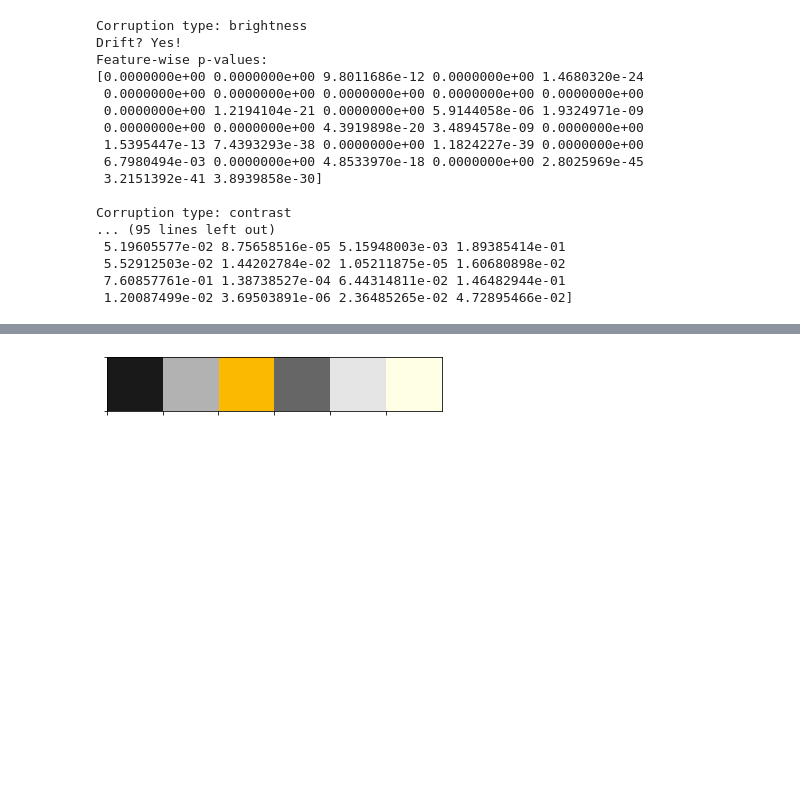
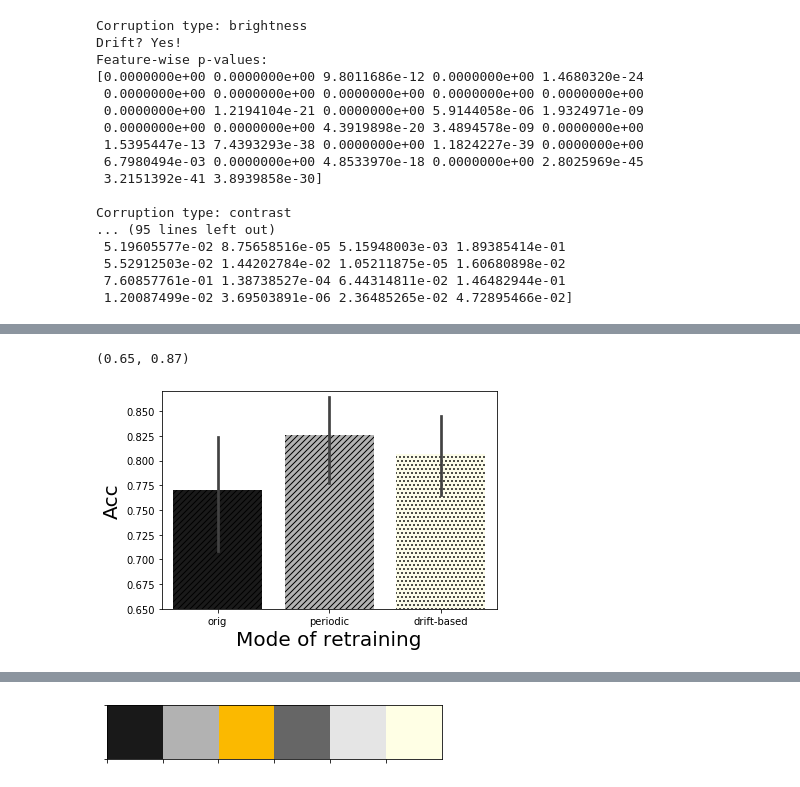
Before and after one commit to mtoslalibu/kfserving, a Jupyter notebook: mert-examples/cd_ks_cifar10.ipynb, the cells around one changed output, grey strips where cells are left out. Drawn from its saved outputs; the diff is of its cells as text; code cells hidden in the pictures; blank space fills up the shorter version.

```diff
--- a/mert-examples/cd_ks_cifar10.ipynb
+++ b/mert-examples/cd_ks_cifar10.ipynb
@@ -235,6 +235,16 @@ Corruption type: contrast
  5.52912503e-02 1.44202784e-02 1.05211875e-05 1.60680898e-02
  7.60857761e-01 1.38738527e-04 6.44314811e-02 1.46482944e-01
  1.20087499e-02 3.69503891e-06 2.36485265e-02 4.72895466e-02]
+# %%
+dataset = 'cifar10'
+model = 'resnet32'
+new_clf = fetch_tf_model(dataset, model)
+acc = new_clf.evaluate(scale_by_instance(X_test), y_test, batch_size=128, verbose=0)[1]
+# %%
+dataset = 'cifar10'
+model = 'resnet32'
+drift_clf = fetch_tf_model(dataset, model)
+acc = drift_clf.evaluate(scale_by_instance(X_test), y_test, batch_size=128, verbose=0)[1]
 # %%
 ##### continous loop for detecting drift using various methods (MMD, KS)
 import random
@@ -357,7 +391,7 @@ import pandas as pd
 sns.set_color_codes("dark")
 # sns.set_palette(sns.color_palette(get_colors()))
 
-df = pd.read_csv('KS-results-updated.csv')
+df = pd.read_csv('retraining.csv')
 # fig,ax = plt.subplots()
 # fig = plt.figure()
 f, ax = plt.subplots()
@@ -400,7 +434,7 @@ ax2.set_xlabel('Corrupted Data Ratio',fontsize=20);
 fig,ax3 = plt.subplots()
 a= sns.barplot(ax=ax3,
     data=df,
-    x="corrupted", y="exec", hue= "method",ci=95
+    x="method", y="exec",ci=95
 )
 for i,thisbar in enumerate(a.patches):
     # Set a different hatch for each bar
@@ -416,0 +449,25 @@ ax3.set_xlabel('Corrupted Data Ratio',fontsize=20);
+# %%
+df = pd.read_csv('mmd-periodic.csv')
+
+f, ax = plt.subplots()
+
+
+ax= sns.barplot(
+    data=df,
+    x="mode", y="accuracy",ci=95,palette=sns.color_palette(get_colors())
+)
+hatches = ["////","////","...","////","////","////","////","////","////","////","////","////","////"]
+
+# Loop over the bars
+for i,thisbar in enumerate(ax.patches):
+    # Set a different hatch for each bar
+#     print(i)
+    thisbar.set_hatch(hatches[i])
+
+# ax.legend(fontsize=20)
+ax.set_ylabel('Acc',fontsize=20);
+ax.set_xlabel('Mode of retraining',fontsize=20);
+ax.set_ylim([0.65, 0.87])
+# %% [output]
+(0.65, 0.87)
+[figure, added]
```
Also changed, not shown: parts of 5 cells of this notebook, 17 other files.
